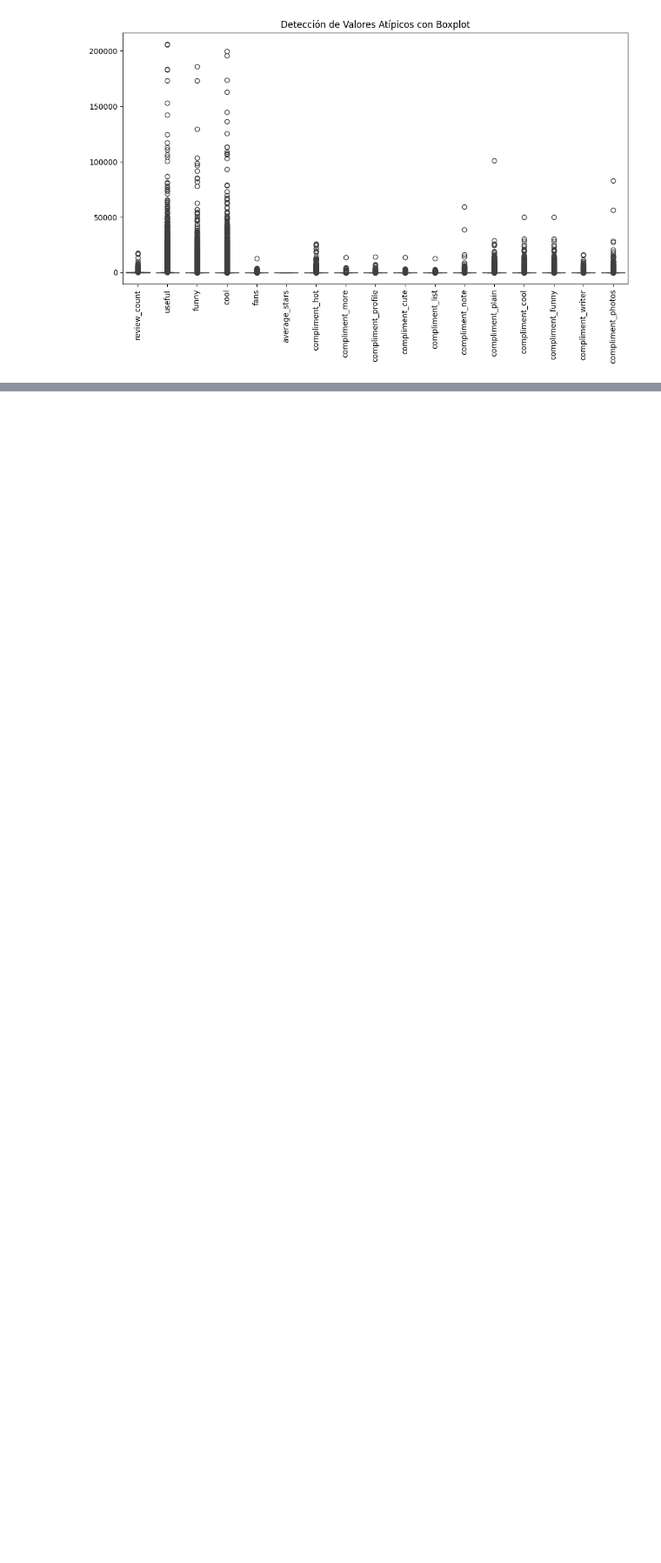
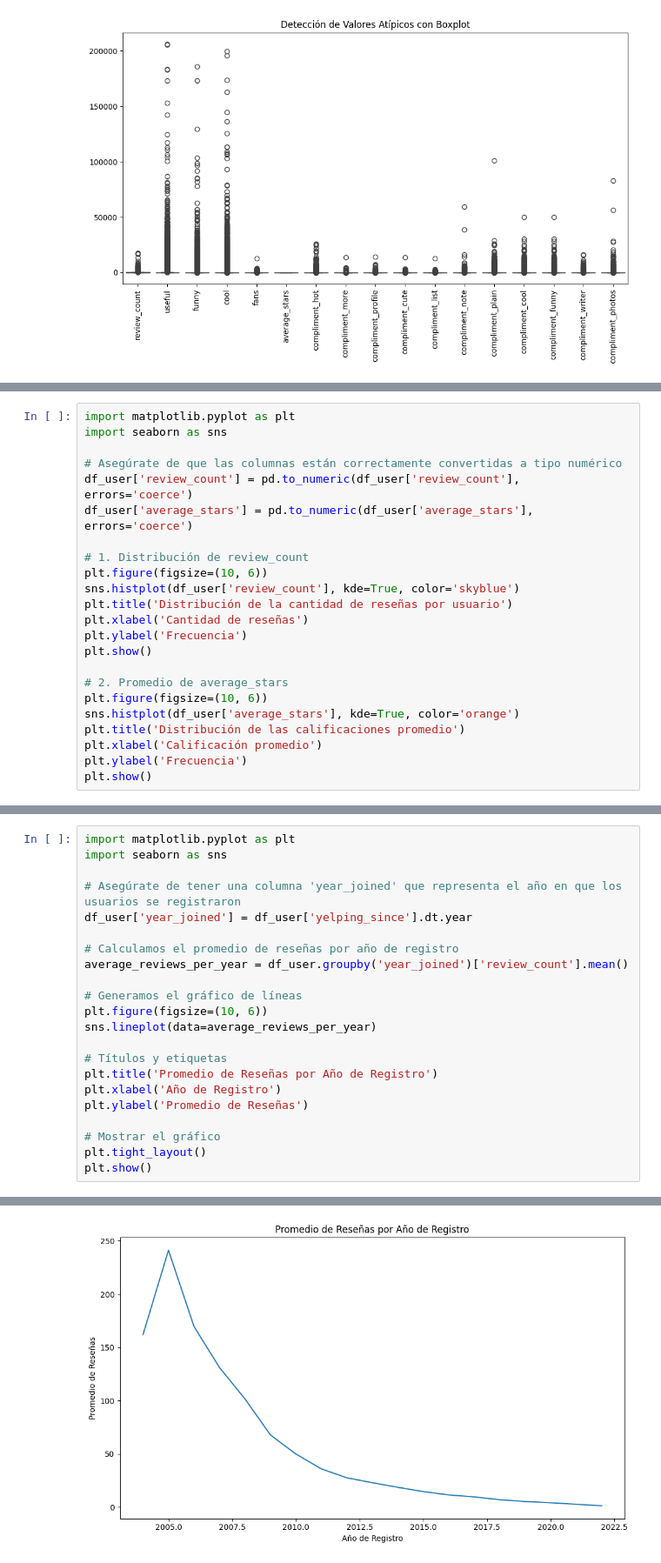
Before and after one commit to pablo-6031/YELP-GOOGLE-MAPS---REVIEWS-AND-RECOMMENDATIONS, a Jupyter notebook: notebooks/EDA_YELP.ipynb, the cells around one changed output, grey strips where cells are left out. Shown at 87% size. Drawn from its saved outputs; the diff is of its cells as text; blank space fills up the shorter version.

```diff
--- a/notebooks/EDA_YELP.ipynb
+++ b/notebooks/EDA_YELP.ipynb
@@ -1653,0 +1678,23 @@ plt.show()
+# %%
+import matplotlib.pyplot as plt
+import seaborn as sns
+
+# Asegúrate de que las columnas están correctamente convertidas a tipo numérico
+df_user['review_count'] = pd.to_numeric(df_user['review_count'], errors='coerce')
+df_user['average_stars'] = pd.to_numeric(df_user['average_stars'], errors='coerce')
+
+# 1. Distribución de review_count
+plt.figure(figsize=(10, 6))
+sns.histplot(df_user['review_count'], kde=True, color='skyblue')
+plt.title('Distribución de la cantidad de reseñas por usuario')
+plt.xlabel('Cantidad de reseñas')
+plt.ylabel('Frecuencia')
+plt.show()
+
+# 2. Promedio de average_stars
+plt.figure(figsize=(10, 6))
+sns.histplot(df_user['average_stars'], kde=True, color='orange')
+plt.title('Distribución de las calificaciones promedio')
+plt.xlabel('Calificación promedio')
+plt.ylabel('Frecuencia')
+plt.show()
@@ -1738,0 +1791,23 @@ Series([], Name: friends, dtype: object)
+# %%
+import matplotlib.pyplot as plt
+import seaborn as sns
+
+# Asegúrate de tener una columna 'year_joined' que representa el año en que los usuarios se registraron
+df_user['year_joined'] = df_user['yelping_since'].dt.year
+
+# Calculamos el promedio de reseñas por año de registro
+average_reviews_per_year = df_user.groupby('year_joined')['review_count'].mean()
+
+# Generamos el gráfico de líneas
+plt.figure(figsize=(10, 6))
+sns.lineplot(data=average_reviews_per_year)
+
+# Títulos y etiquetas
+plt.title('Promedio de Reseñas por Año de Registro')
+plt.xlabel('Año de Registro')
+plt.ylabel('Promedio de Reseñas')
+
+# Mostrar el gráfico
+plt.tight_layout()
+plt.show()
+# %% [output]
@@ -1738,0 +1819 @@ Series([], Name: friends, dtype: object)
+[figure, added]
```
Also changed, not shown: parts of 19 cells of this notebook.
